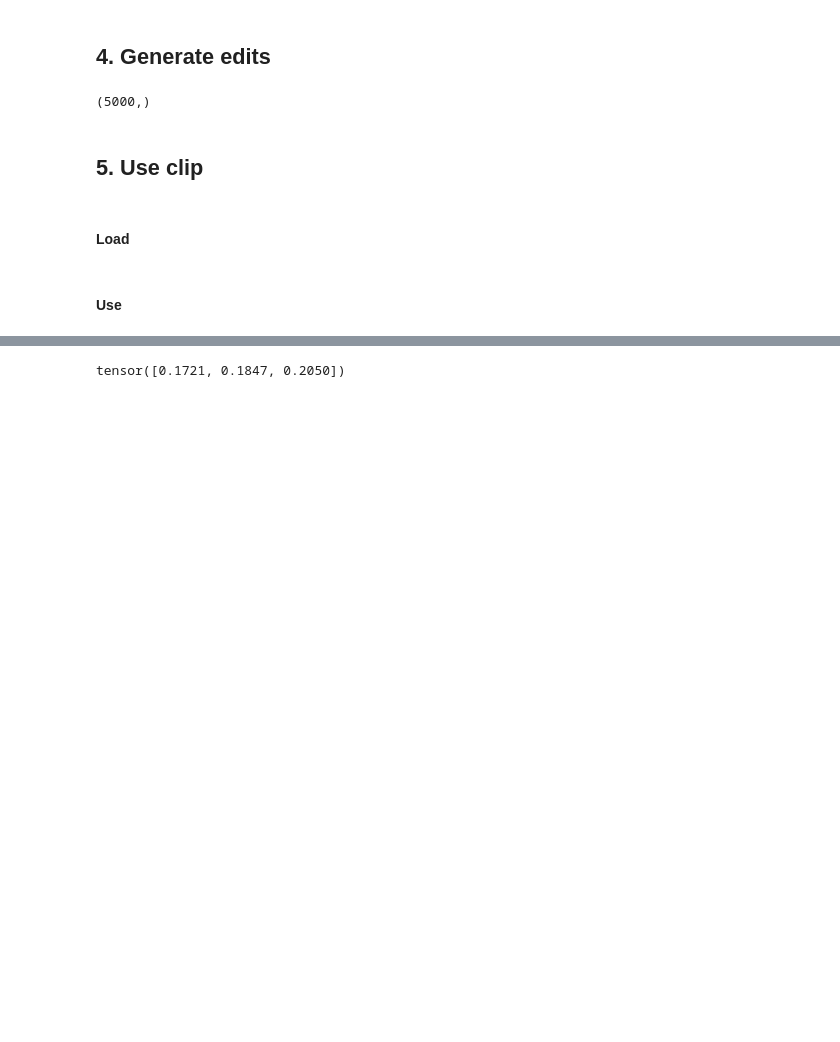
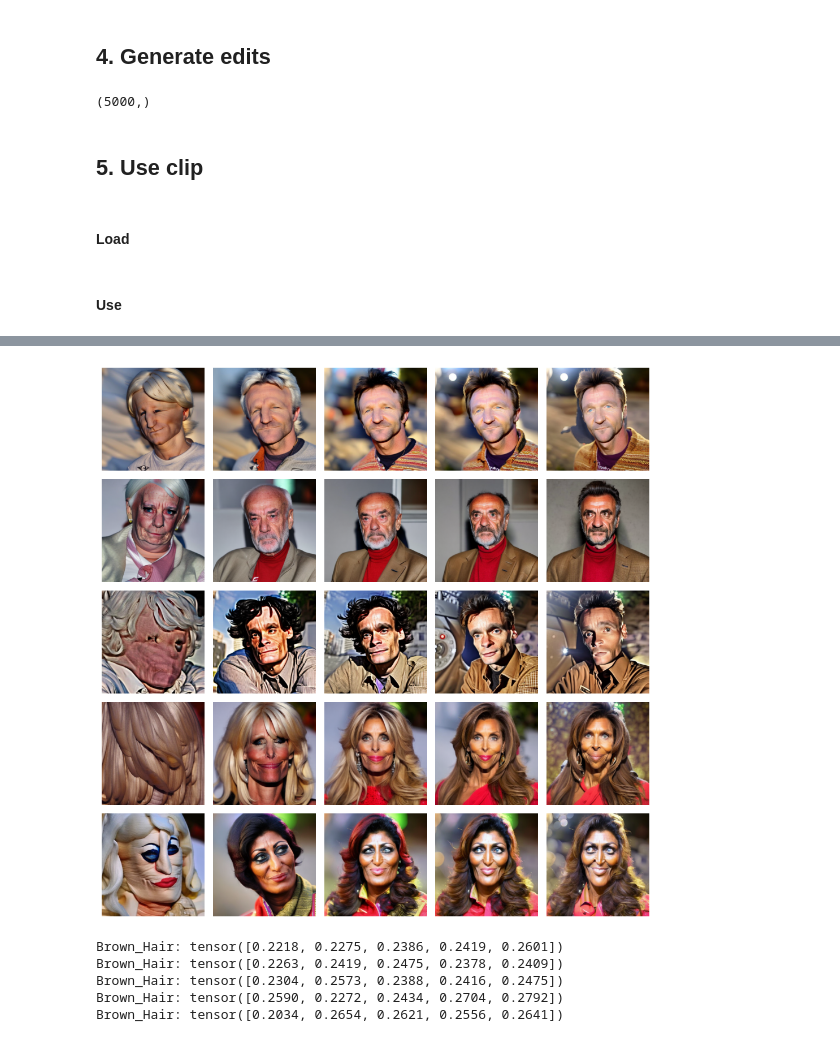
Before and after one commit to kzkwoka/w2w, a Jupyter notebook: notebooks/7_clip.ipynb, the cells around one changed output, grey strips where cells are left out. Cells and saved outputs as stored; diff of their text form; code cells hidden in the pictures; blank space fills up the shorter version.

Commit message:
Measure changes with clip similarity

```diff
--- a/notebooks/7_clip.ipynb
+++ b/notebooks/7_clip.ipynb
@@ -151,0 +197,2 @@ imgs = imgs[:mid] + [baseline] + imgs[-mid:]
+# %%
+X = scaler.transform(sae.pre_acts(torch.stack(samples)).cpu().detach())
@@ -151,0 +214,24 @@ imgs = imgs[:mid] + [baseline] + imgs[-mid:]
+# %%
+all_imgs = []
+for x, err in tqdm(zip(X, errs)):
+    sample_imgs = []
+    # x_orig = scaler.inverse_transform(x.reshape(1,-1))
+    print(x.mean())
+    # for eta in (-80,-60, -40, -20, 0, +20, +40, +60, +80):
+    for eta in (-1000, -500,  0, 500, 1000):
+        x_mod = x.copy()
+        x_mod[i] = x_mod[i] + eta*d[i]
+        x_mod = scaler.inverse_transform(x_mod.reshape(1,-1))
+        print(x_mod.mean())
+        acts= torch.tensor(abs(x_mod[0]))
+        k = 1000
+        indices = acts.topk(k).indices
+        acts = torch.tensor(x_mod[0])[indices]
+        e2 = EncoderOutput(top_acts=acts.to(device),
+                            top_indices=indices.to(device))
+        weights_out = sae.decode(e2.top_acts, e2.top_indices)
+        weights_out = array_to_dict(weights_out, base_weights)
+        im = get_image(add_error(err, weights_out), pipe, prompt, ddim_steps, guidance_scale, negative_prompt,latents)
+        # im = get_image(weights_out, pipe, prompt, ddim_steps, guidance_scale, negative_prompt,latents)
+        sample_imgs.append(im)
+    all_imgs.append(sample_imgs)
@@ -152,6 +269,22 @@ imgs = imgs[:mid] + [baseline] + imgs[-mid:]
+# %%
+rows = len(all_imgs)
+cols = len(all_imgs[0]) if rows > 0 else 0
+
+fig, axes = plt.subplots(rows, cols, figsize=(cols * 2, rows * 2))
+
+for r in range(rows):
+    for c in range(cols):
+        ax = axes[r][c] if rows > 1 else axes[c]  # handle 1-row edge case
+        ax.imshow(all_imgs[r][c])
+        ax.axis('off')
+
+plt.tight_layout()
+plt.show()
+# %% [output]
+[figure, added]
 # %%
-for im in imgs:
-    inputs = processor(text=clip_prompts, images=im, return_tensors="pt", padding=True)
+for person_imgs in all_imgs:
+    inputs = processor(text=clip_prompts, images=person_imgs, return_tensors="pt", padding=True)
 
     with torch.no_grad():
         outputs = model(**inputs)
@@ -159,10 +292,12 @@ for im in imgs:
         text_embeds = torch.nn.functional.normalize(outputs.text_embeds, p=2, dim=-1)
 
     similarities = (text_embeds @ image_embed.T).squeeze()  # shape: (num_texts,)
-
-    top_k = len(similarities) #10  # or all
-    top_indices = similarities.topk(top_k).indices
-
-    for idx in top_indices:
-        if attributes[idx] == "Bushy_Eyebrows":
-            print(f"{attributes[idx]}: {similarities[idx].item():.4f}")
+    for idx, attr in enumerate(attributes):
+        if attr == y_cols[n]:
+            print(f"{attr}: {similarities[idx]}")
+# %% [output]
+Brown_Hair: tensor([0.2218, 0.2275, 0.2386, 0.2419, 0.2601])
+Brown_Hair: tensor([0.2263, 0.2419, 0.2475, 0.2378, 0.2409])
+Brown_Hair: tensor([0.2304, 0.2573, 0.2388, 0.2416, 0.2475])
+Brown_Hair: tensor([0.2590, 0.2272, 0.2434, 0.2704, 0.2792])
+Brown_Hair: tensor([0.2034, 0.2654, 0.2621, 0.2556, 0.2641])
@@ -177,17 +303,0 @@ image = Image.open(BytesIO(response.content)).convert("RGB")
-# %%
-model = CLIPModel.from_pretrained("openai/clip-vit-base-patch32")
-processor = CLIPProcessor.from_pretrained("openai/clip-vit-base-patch32")
-
-inputs = processor(
-    text=["dog", "car", "person"], images=image, return_tensors="pt", padding=False
-)
-
-with torch.no_grad():
-    image_features = model.get_image_features(pixel_values=inputs["pixel_values"])
-    text_features = model.get_text_features(input_ids=inputs["input_ids"],
-                                            attention_mask=inputs["attention_mask"])
-
-similarities = torch.nn.functional.cosine_similarity(text_features, image_features)
-print(similarities)
-# %% [output]
-tensor([0.1721, 0.1847, 0.2050])
```
Also changed, not shown: parts of 26 cells of this notebook.
